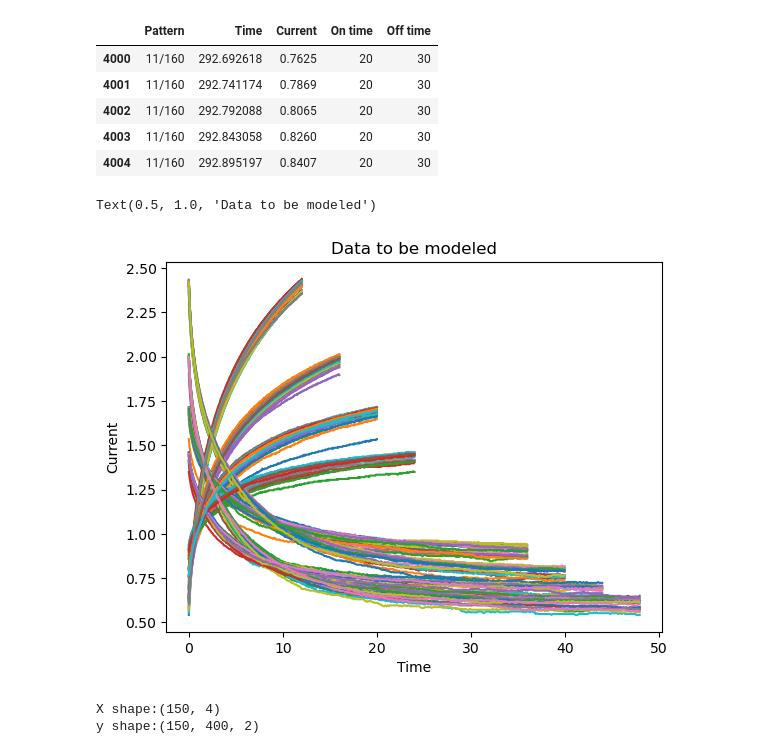
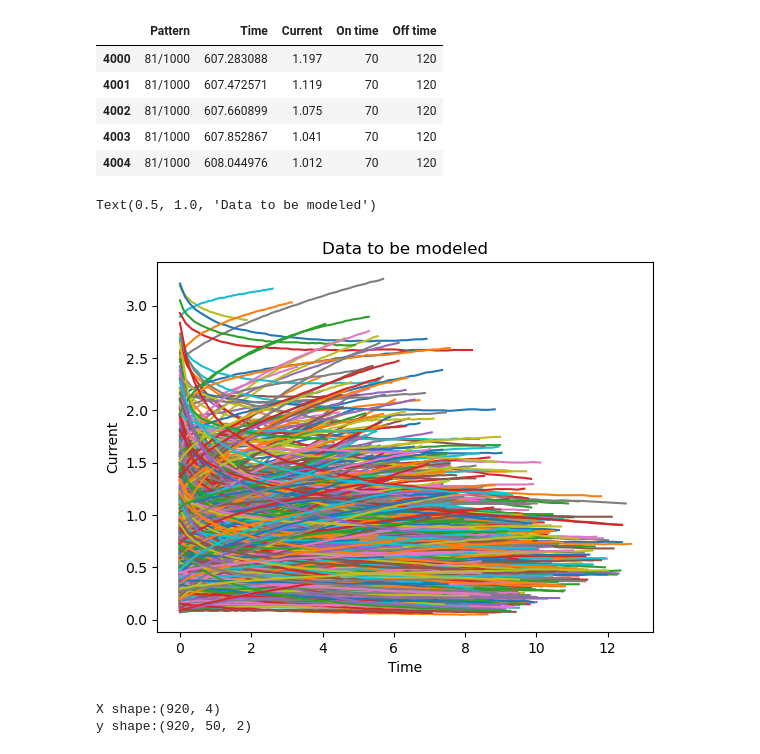
Before and after one commit to Quanta-Dan/Machine_Learning, a Jupyter notebook: keras_neural_relative_error.ipynb, the cells around one changed output. Drawn from its saved outputs; the diff is of its cells as text; code cells hidden in the pictures.

```diff
--- a/keras_neural_relative_error.ipynb
+++ b/keras_neural_relative_error.ipynb
@@ -5,7 +5,7 @@ import matplotlib.pyplot as plt
 # %%
 
 
-df = pd.read_csv('E_4_20ms_20231103_14_55_46.csv', sep=', ')
+df = pd.read_csv('measurements/C_4_1000_20231213_14_15_50.csv', sep=', ')
 df.head()
 # %% [output]
 |  | Ch1(mA) | Ch2(mA) | Ch3(mA) | Ch4(mA) | Ch5(mA) | Ch6(mA) | Ch7(mA) | Ch8(mA) | Ch9(mA) | Ch10(mA) | ... | ... |
@@ -22,31 +22,33 @@ df = df.drop(df.index[:400*10])
 df.head()
 # %% [output]
 |  | Pattern | Time | Current | On time | Off time |
-| 4000 | 11/160 | 292.692618 | 0.7625 | 20 | 30 |
-| 4001 | 11/160 | 292.741174 | 0.7869 | 20 | 30 |
-| 4002 | 11/160 | 292.792088 | 0.8065 | 20 | 30 |
-| 4003 | 11/160 | 292.843058 | 0.8260 | 20 | 30 |
-| 4004 | 11/160 | 292.895197 | 0.8407 | 20 | 30 |
+| 4000 | 81/1000 | 607.283088 | 1.197 | 70 | 120 |
+| 4001 | 81/1000 | 607.472571 | 1.119 | 70 | 120 |
+| 4002 | 81/1000 | 607.660899 | 1.075 | 70 | 120 |
+| 4003 | 81/1000 | 607.852867 | 1.041 | 70 | 120 |
+| 4004 | 81/1000 | 608.044976 | 1.012 | 70 | 120 |
+# %%
+target_points = 50
 # %%
 grouped = df.groupby('Pattern')
 list_of_dfs = [group for _, group in grouped]
 for data in list_of_dfs:
     x_time = data['Time']-np.min(data['Time'])
     y_current = data['Current']
     points = len(y_current)
     #(data.loc[0,'Off time'])
-    if len(y_current) != 400:
+    if len(y_current) != target_points:
         print(points)
         continue
     assert x_time.shape == y_current.shape
-    assert points == 400
+    assert points == target_points
     plt.plot(x_time, y_current, '-')
 plt.xlabel('Time')
 plt.ylabel('Current')
 plt.title('Data to be modeled')
 # %% [output]
 Text(0.5, 1.0, 'Data to be modeled')
-[figure, old version]
+[figure, new version]
 # %%
 #initialize array of expected shape
 X_data = np.zeros((len(list_of_dfs),4))
@@ -59,7 +61,7 @@ for i in range(len(list_of_dfs)):
     x_time = data['Time']-np.min(data['Time'])
     y_current = data['Current']
 
-    if len(y_current) != 400:
+    if len(y_current) != points:
          print(points)
          continue
     label = np.column_stack((x_time,y_current))
@@ -67,8 +69,8 @@ for i in range(len(list_of_dfs)):
     features =  np.array([4, np.min(y_current.values), data['On time'].iloc[0], data['Off time'].iloc[0]])
     X_data[i,:] = features
 # %% [output]
-X shape:(150, 4)
-y shape:(150, 400, 2)
+X shape:(920, 4)
+y shape:(920, 50, 2)
 # %%
 from sklearn.model_selection import train_test_split
 X_train, X_test, y_train, y_test = train_test_split(X_data, y_data, test_size=0.3, train_size=0.7)
```
Also changed, not shown: parts of 10 cells of this notebook, 12 other files.
